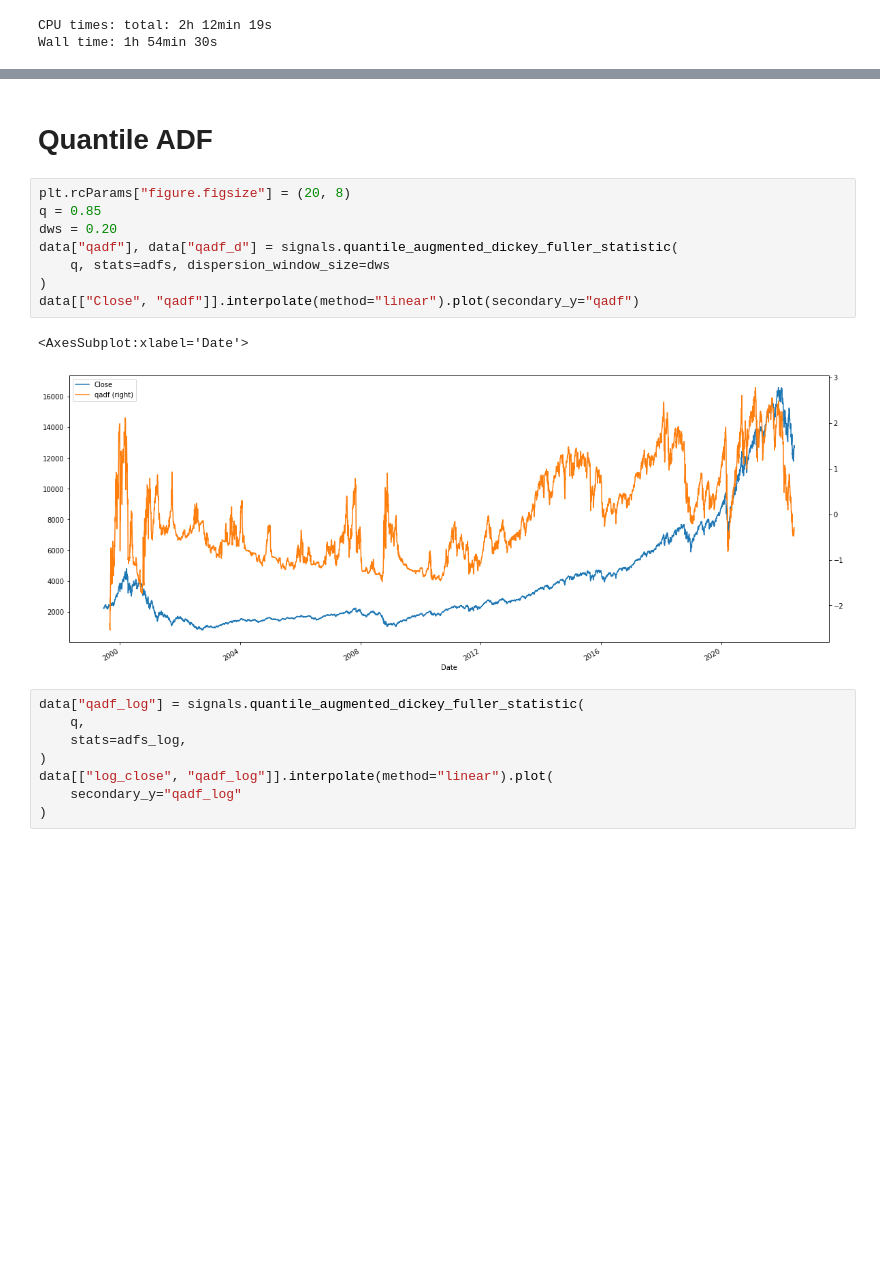
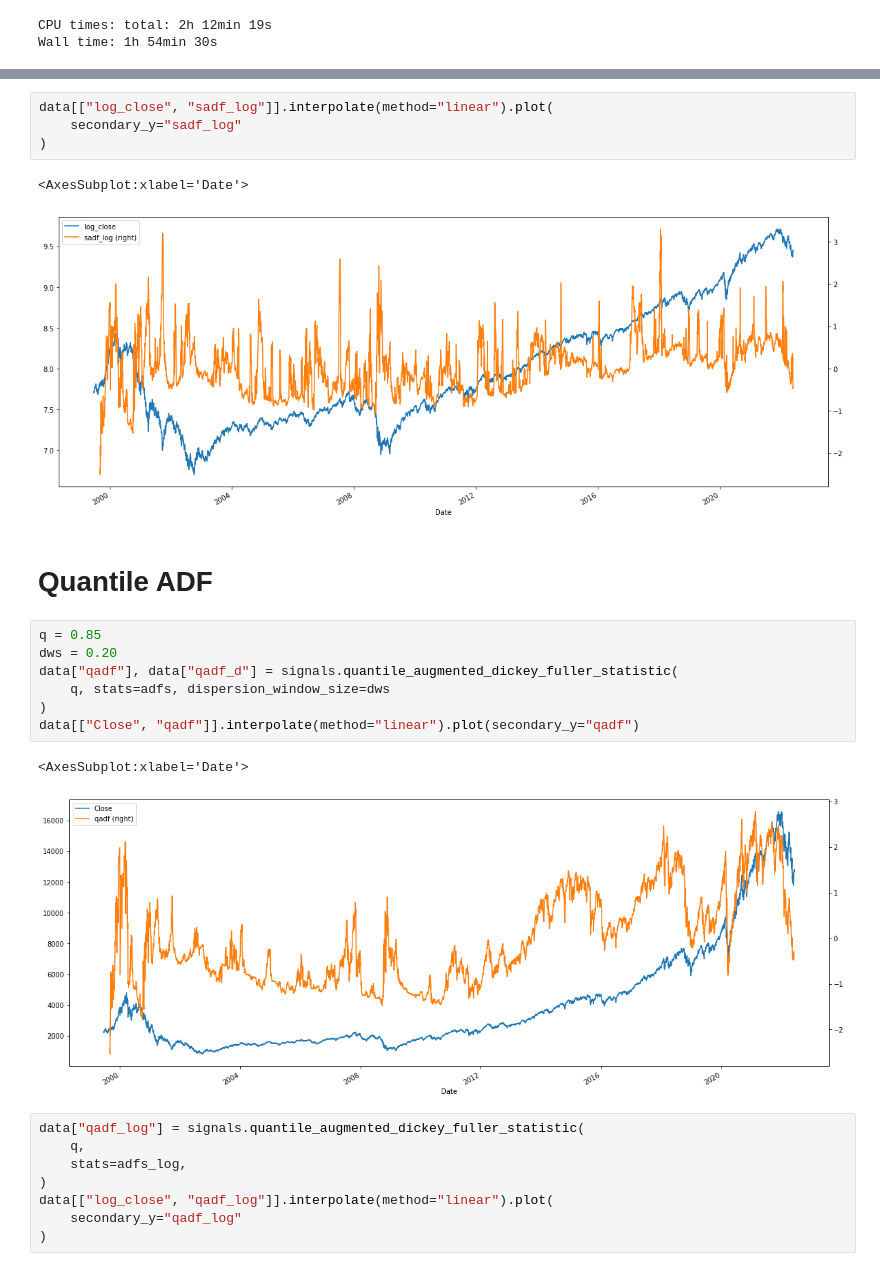
Before and after one commit to maxgao18/AFML, a Jupyter notebook: 17.3.ipynb, the cells around one changed output, grey strips where cells are left out. Saved outputs shown, nothing was run; the diff lists cells and outputs as text; blank space fills up the shorter version.

```diff
--- a/17.3.ipynb
+++ b/17.3.ipynb
@@ -42,7 +51,13 @@ Wall time: 1h 54min 30s
+# %%
+data[["log_close", "sadf_log"]].interpolate(method="linear").plot(
+    secondary_y="sadf_log"
+)
+# %% [output]
+<AxesSubplot:xlabel='Date'>
+[figure, added]
 # %% [markdown]
 # Quantile ADF
 # %%
-plt.rcParams["figure.figsize"] = (20, 8)
 q = 0.85
 dws = 0.20
 data["qadf"], data["qadf_d"] = signals.quantile_augmented_dickey_fuller_statistic(
```
Also changed, not shown: parts of 2 cells of this notebook.
